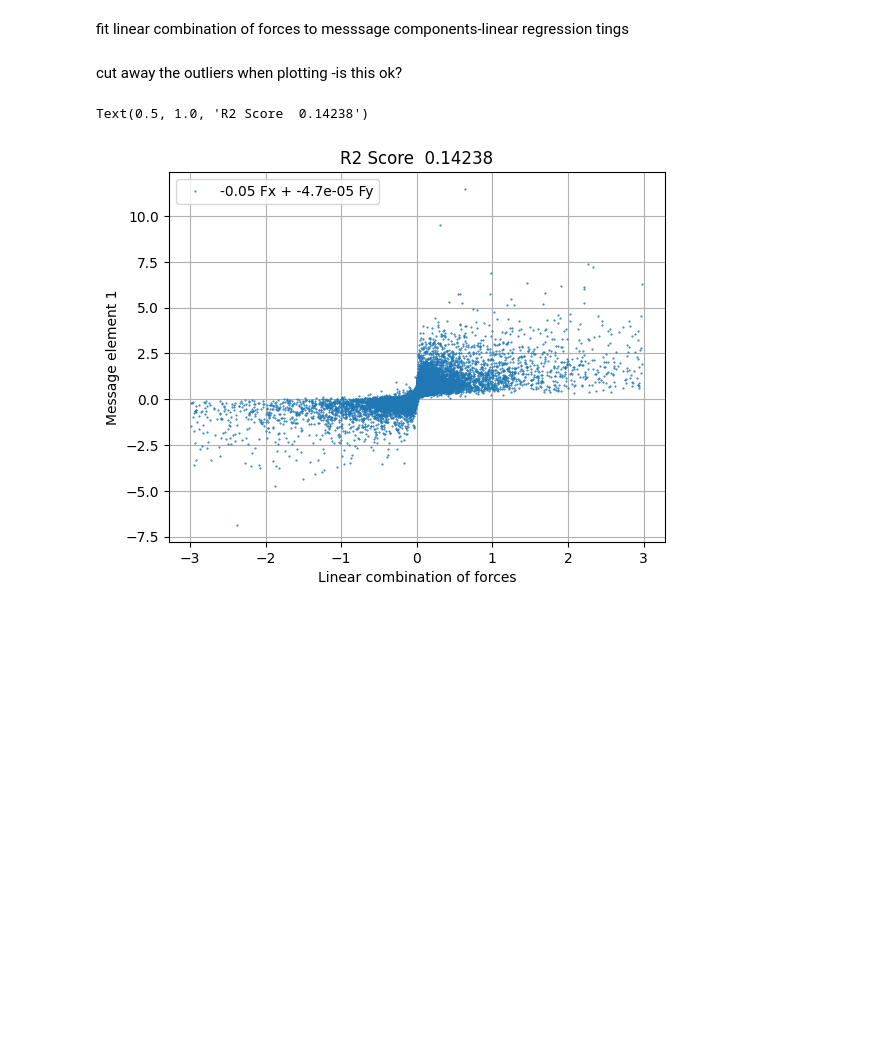
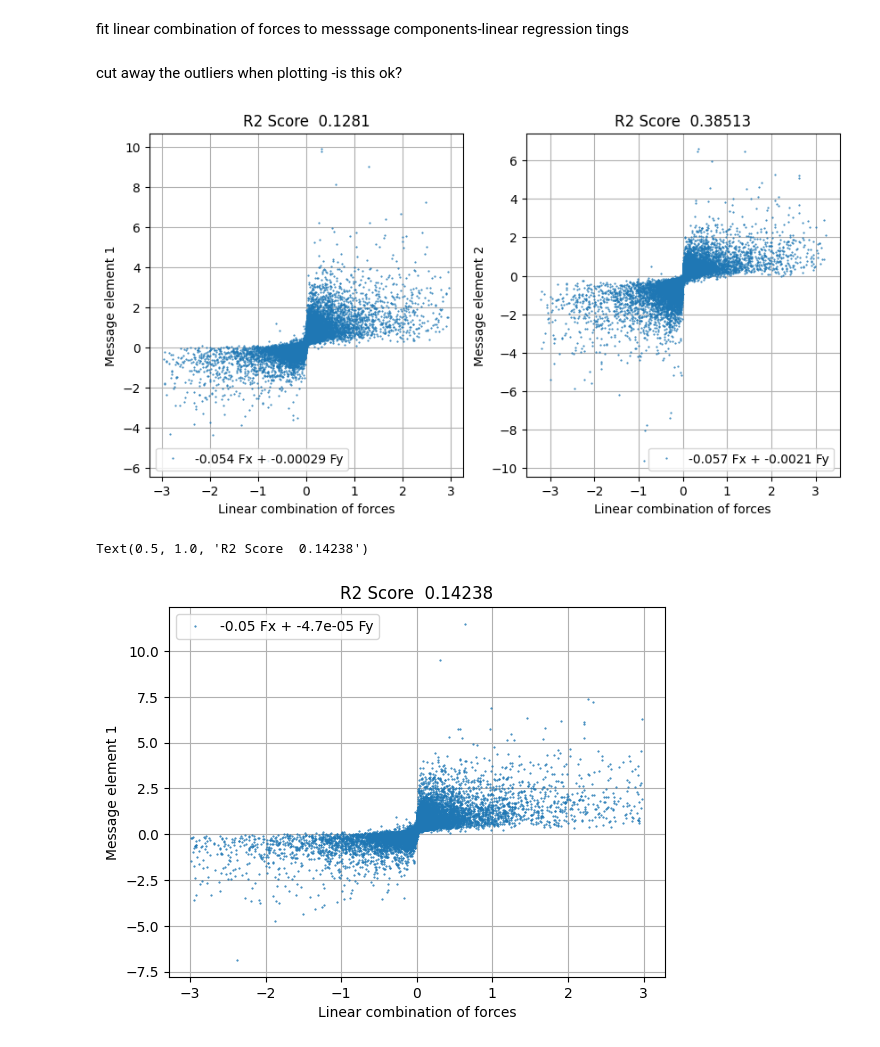
Before and after one commit to elizabethsztan/symbolic_distillation_GNNs, a Jupyter notebook: testing/latent_representation.ipynb, the cells around one changed output. Cells and saved outputs as stored; diff of their text form; code cells hidden in the pictures; blank space fills up the shorter version.

Commit message:
refactor: r2 plotting

```diff
--- a/testing/latent_representation.ipynb
+++ b/testing/latent_representation.ipynb
@@ -234,6 +234,45 @@ def fit_coefficients(message_elem, fx, fy):
     return lin_reg.coef_[0], lin_reg.coef_[1]
 # %% [markdown]
 cut away the outliers when plotting -is this ok?
+# %%
+import matplotlib.pyplot as plt
+from sklearn.metrics import r2_score
+
+def r2_plots(model, input_data, perc = 1):
+    message_info, message_features = get_message_features(model, input_data)
+    best_messages = get_important_features(message_features)
+    _, fx, fy = get_force(message_info)
+    if perc != 0:
+        fx, fy, best_messages = remove_outliers(fx, fy, best_messages, perc=perc)
+
+    a,b = fit_coefficients(best_messages[:,0], fx, fy)
+    c,d = fit_coefficients(best_messages[:,1], fx, fy)
+
+    lin_combo1 = a*fx +b*fy
+    lin_combo2 = c*fx +d*fy
+
+    fig, ax = plt.subplots(1,2, figsize = (10,5))
+
+    message1_r2 = r2_score (best_messages[:,0], lin_combo1)
+    message2_r2 = r2_score (best_messages[:,1], lin_combo1)
+
+    ax[0].plot(lin_combo1, best_messages[:,0], 'o', markersize = '0.5', label = f"{a:.2g} Fx + {b:.2g} Fy")
+    ax[0].grid()
+    ax[0].set_xlabel(f"Linear combination of forces")
+    ax[0].set_ylabel(f"Message element 1")
+    ax[0].legend()
+    ax[0].set_title(f"R2 Score {message1_r2: .5g}")
+
+    ax[1].plot(lin_combo2, best_messages[:,1], 'o', markersize = '0.5', label = f"{c:.2g} Fx + {d:.2g} Fy")
+    ax[1].grid()
+    ax[1].set_xlabel(f"Linear combination of forces")
+    ax[1].set_ylabel(f"Message element 2")
+    ax[1].legend()
+    ax[1].set_title(f"R2 Score {message2_r2: .5g}")
+# %%
+r2_plots(model, X_test_rand)
+# %% [output]
+[figure, added]
 # %%
 fx_c, fy_c, best_messages_c = remove_outliers(fx, fy, best_messages, perc=1)
 # %%
```
